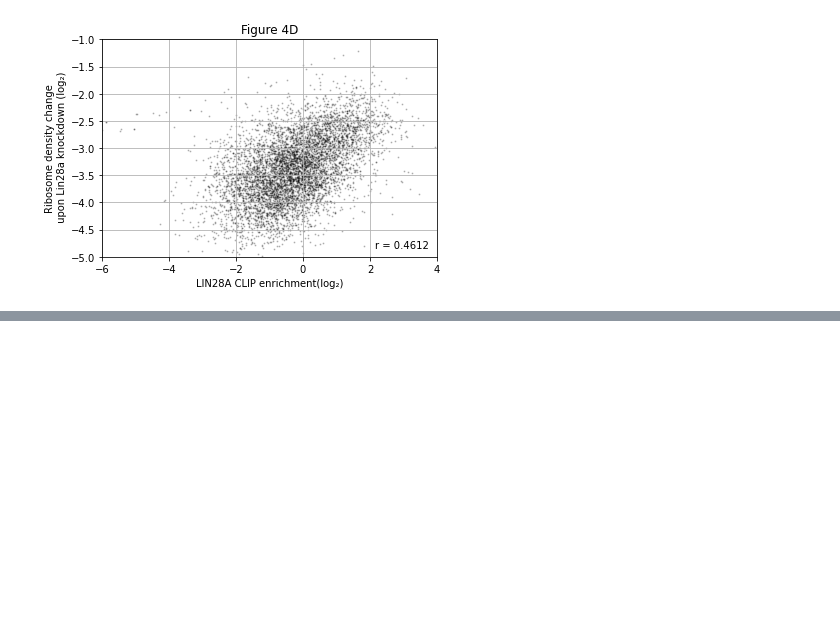
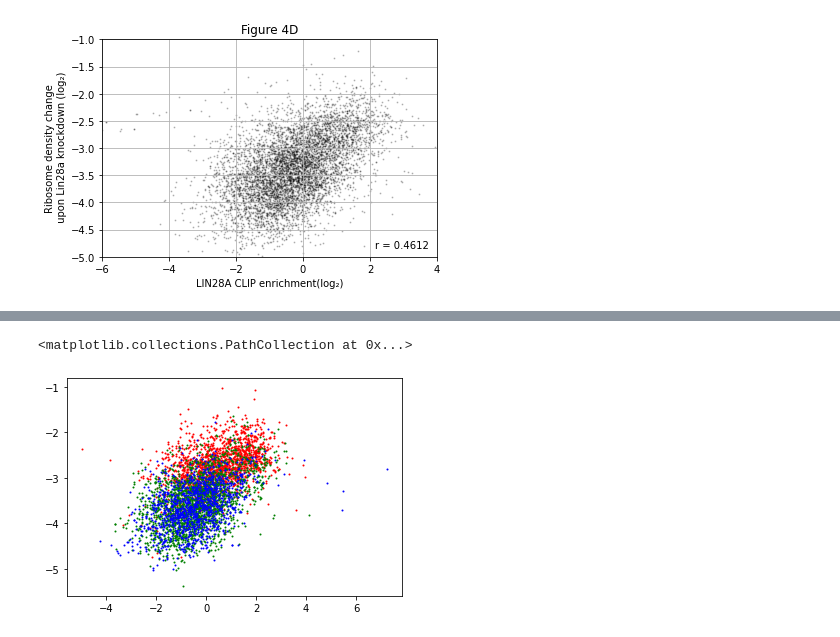
Before and after one commit to kangjunseo/Bioinformatics, a Jupyter notebook: QBioLab_Internship/Mission2.ipynb, the cells around one changed output, grey strips where cells are left out. Saved outputs shown, nothing was run; the diff lists cells and outputs as text; code cells hidden in the pictures; blank space fills up the shorter version.

```diff
--- a/QBioLab_Internship/Mission2.ipynb
+++ b/QBioLab_Internship/Mission2.ipynb
@@ -89,0 +140,4 @@ Text(2.15, -4.85, 'r = 0.4612')
+# %%
+total_table2['x_axis'] = np.log2(total_table2['CLIP_35L33G']) - np.log2(total_table2['PolyA_untreat'])
+total_table2['y_axis'] = np.log2(total_table2['RPF_siLin28a']) + np.log2(total_table2['PolyA_siLuc']) - np.log2(total_table2['RPF_siLuc']) -np.log2(total_table2['PolyA_siLin28a'])
+total_table2.head()
@@ -89,0 +151,13 @@ Text(2.15, -4.85, 'r = 0.4612')
+# %%
+GO_table = defaultdict(int)
+with open("gene_ontology.tab") as inpfile:
+        for line in inpfile:
+            if line.startswith('Entry'): continue # header 제거
+            line_list = line.split('\t')
+            if line_list[2][:18] in total_table2.index:
+                if line_list[3].find('0031966')!=-1: continue
+                if line_list[3].find('0005634')!=-1: GO_table[line_list[2][:18]]=1 # nucleus
+                if line_list[3].find('0016021')!=-1: GO_table[line_list[2][:18]]=2 # integral membrane
+                if line_list[3].find('0005737')!=-1: GO_table[line_list[2][:18]]=3 # cytoplasm
+GO_df = pd.Series(GO_table)
+GO_df
@@ -89,0 +177,2 @@ Text(2.15, -4.85, 'r = 0.4612')
+# %%
+fin_table = pd.concat([total_table2,GO_df], axis=1)
@@ -89,0 +188,3 @@ Text(2.15, -4.85, 'r = 0.4612')
+# %%
+N_table, I_table, C_table = fin_table[fin_table[0]==1], fin_table[fin_table[0]==2], fin_table[fin_table[0]==3]
+C_table
@@ -89,0 +205,7 @@ Text(2.15, -4.85, 'r = 0.4612')
+# %%
+plt.scatter(x = I_table['x_axis'], y = I_table['y_axis'], s = 1, alpha = 1, color = 'red')
+plt.scatter(x = C_table['x_axis'], y = C_table['y_axis'], s = 1, alpha = 1, color = 'green')
+plt.scatter(x = N_table['x_axis'], y = N_table['y_axis'], s = 1, alpha = 1, color = 'blue')
+# %% [output]
+<matplotlib.collections.PathCollection at 0x...>
+[figure, added]
```
Also changed, not shown: parts of 7 cells of this notebook.
